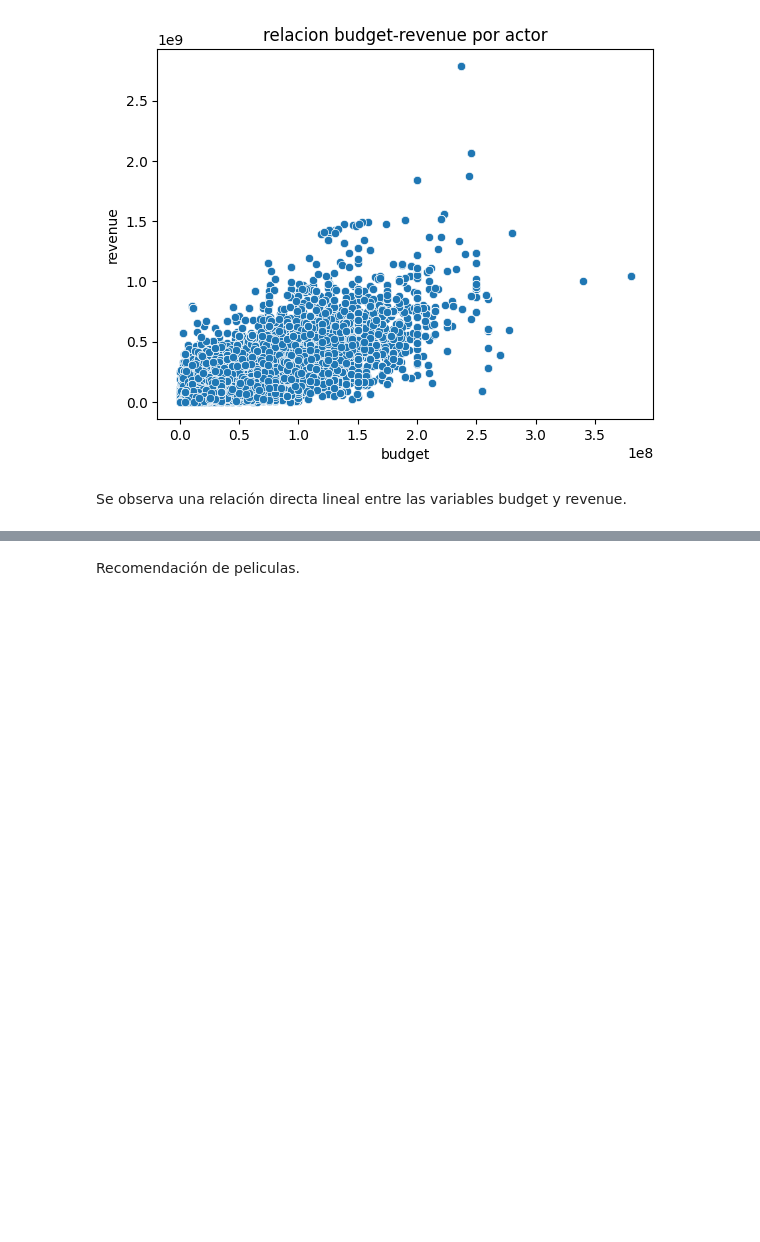
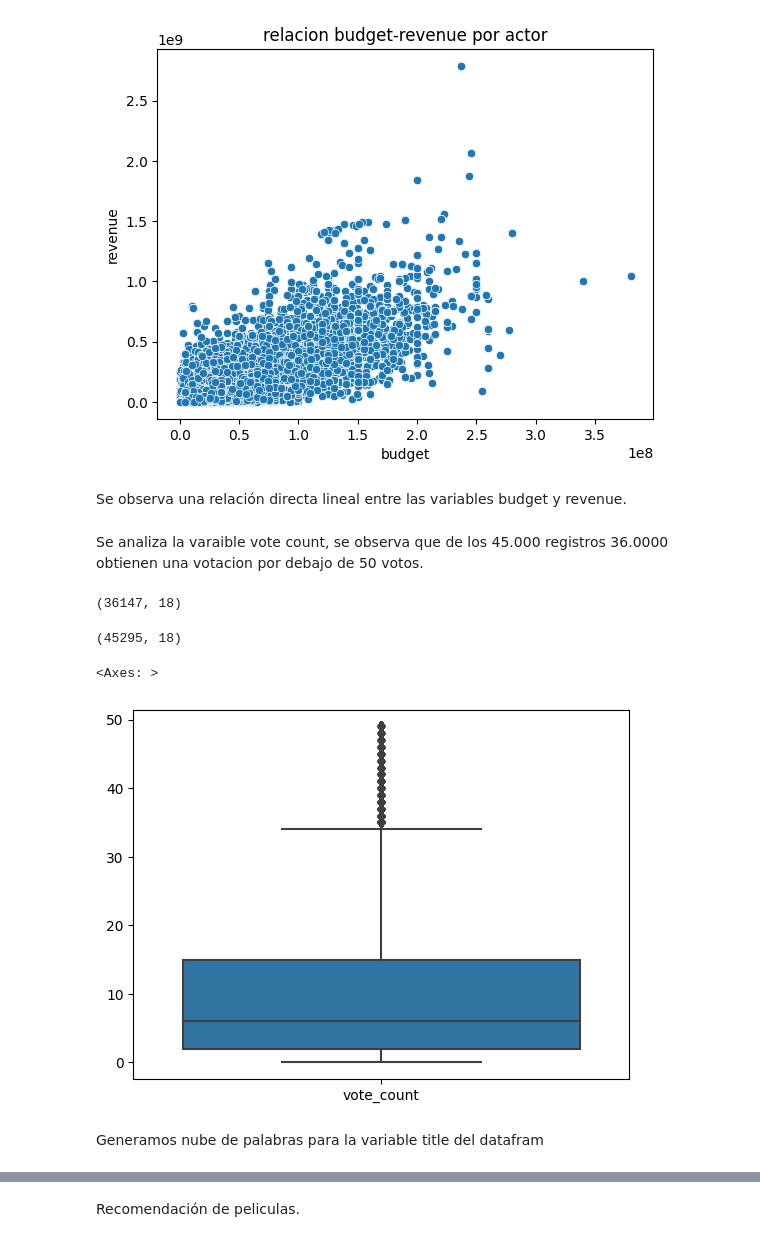
Before and after one commit to yeisonks12345/proyecto_individual1, a Jupyter notebook: Trans-EDA/EDA_RECOMENDACION.ipynb, the cells around one changed output, grey strips where cells are left out. Drawn from its saved outputs; the diff is of its cells as text; code cells hidden in the pictures; blank space fills up the shorter version.

Commit message:
se incluye nube de palabras y outliers EDA

```diff
--- a/Trans-EDA/EDA_RECOMENDACION.ipynb
+++ b/Trans-EDA/EDA_RECOMENDACION.ipynb
@@ -160,3 +164,22 @@ Text(0.5, 1.0, 'relacion budget-revenue por actor')
 [figure]
 # %% [markdown]
 Se observa una relación directa lineal entre las variables budget y revenue.
+# %% [markdown]
+Se analiza la varaible vote count, se observa que de los 45.000 registros 36.0000 obtienen una votacion por debajo de 50 votos.
+# %%
+df[df['vote_count']<50].shape
+# %% [output]
+(36147, 18)
+# %%
+df.shape
+# %% [output]
+(45295, 18)
+# %%
+dfvote= df[df['vote_count']<50]
+# %%
+sns.boxplot(data = dfvote[['vote_count']]) # se observa que las peliculas con mas de 38 votos son cosideraod outliers
+# %% [output]
+<Axes: >
+[figure, added]
+# %% [markdown]
+Generamos nube de palabras para la variable title del datafram
```
Also changed, not shown: parts of 5 cells of this notebook.
